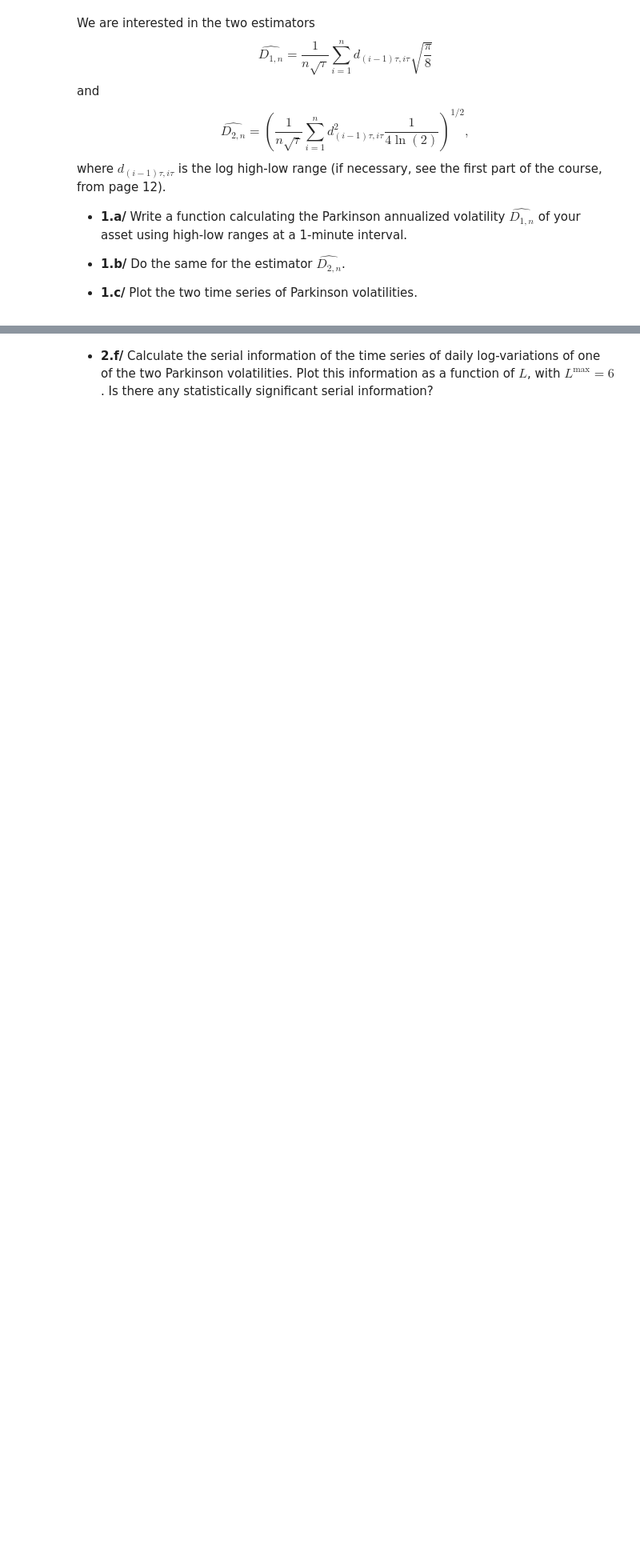
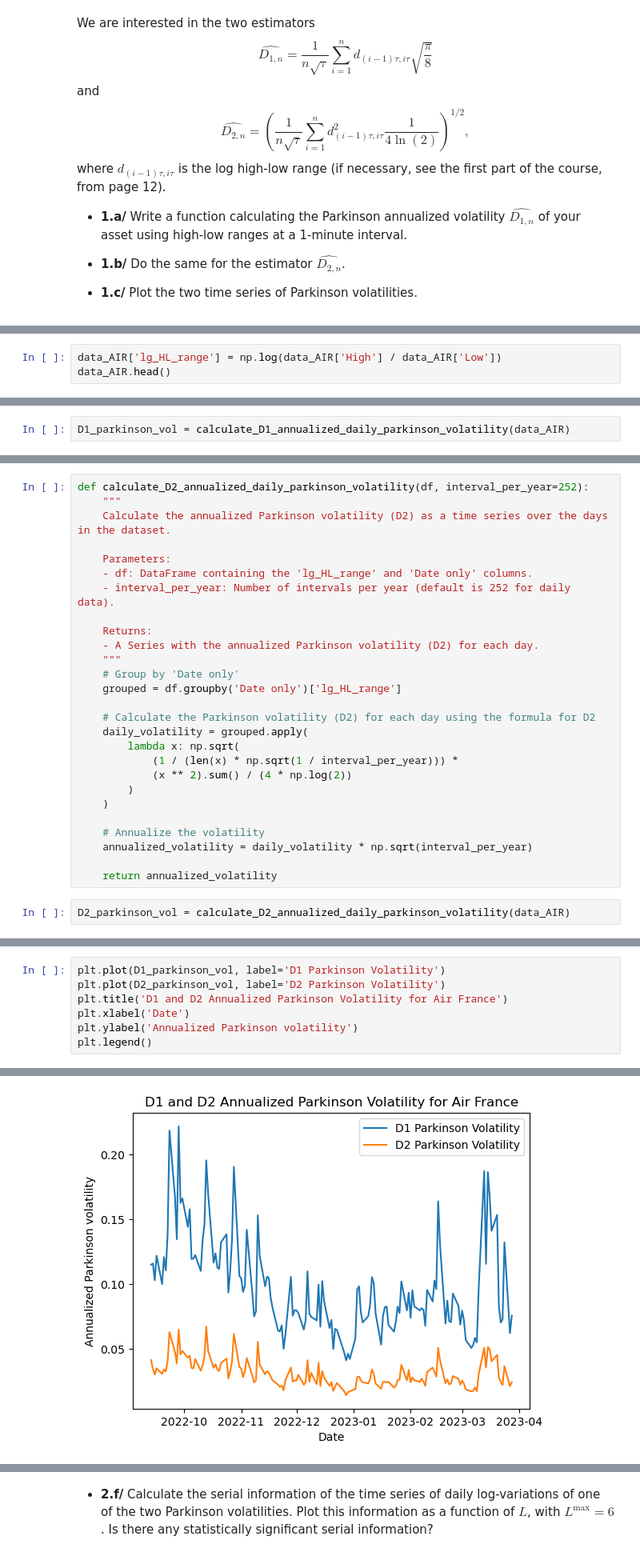
Before and after one commit to dianemans/Proj1_NPFD, a Jupyter notebook: Project Part 1_serial dependence of Parkinson volatility.ipynb, the cells around one changed output, grey strips where cells are left out. Shown at 80% size. Drawn from its saved outputs; the diff is of its cells as text; blank space fills up the shorter version.

```diff
--- a/Project Part 1_serial dependence of Parkinson volatility.ipynb
+++ b/Project Part 1_serial dependence of Parkinson volatility.ipynb
@@ -37,0 +93,3 @@ where $d_{(i-1)\tau,i\tau}$ is the log high-low range (if necessary, see the fir
+# %%
+data_AIR['lg_HL_range'] = np.log(data_AIR['High'] / data_AIR['Low'])
+data_AIR.head()
@@ -37,0 +129,2 @@ where $d_{(i-1)\tau,i\tau}$ is the log high-low range (if necessary, see the fir
+# %%
+D1_parkinson_vol = calculate_D1_annualized_daily_parkinson_volatility(data_AIR)
@@ -37,0 +133,29 @@ where $d_{(i-1)\tau,i\tau}$ is the log high-low range (if necessary, see the fir
+# %%
+def calculate_D2_annualized_daily_parkinson_volatility(df, interval_per_year=252):
+    """
+    Calculate the annualized Parkinson volatility (D2) as a time series over the days in the dataset.
+
+    Parameters:
+    - df: DataFrame containing the 'lg_HL_range' and 'Date only' columns.
+    - interval_per_year: Number of intervals per year (default is 252 for daily data).
+
+    Returns:
+    - A Series with the annualized Parkinson volatility (D2) for each day.
+    """
+    # Group by 'Date only'
+    grouped = df.groupby('Date only')['lg_HL_range']
+
+    # Calculate the Parkinson volatility (D2) for each day using the formula for D2
+    daily_volatility = grouped.apply(
+        lambda x: np.sqrt(
+            (1 / (len(x) * np.sqrt(1 / interval_per_year))) *
+            (x ** 2).sum() / (4 * np.log(2))
+        )
+    )
+
+    # Annualize the volatility
+    annualized_volatility = daily_volatility * np.sqrt(interval_per_year)
+
+    return annualized_volatility
+# %%
+D2_parkinson_vol = calculate_D2_annualized_daily_parkinson_volatility(data_AIR)
@@ -37,0 +164,8 @@ where $d_{(i-1)\tau,i\tau}$ is the log high-low range (if necessary, see the fir
+# %%
+plt.plot(D1_parkinson_vol, label='D1 Parkinson Volatility')
+plt.plot(D2_parkinson_vol, label='D2 Parkinson Volatility')
+plt.title('D1 and D2 Annualized Parkinson Volatility for Air France')
+plt.xlabel('Date')
+plt.ylabel('Annualized Parkinson volatility')
+plt.legend()
+# %% [output]
@@ -38,3 +173,4 @@ where $d_{(i-1)\tau,i\tau}$ is the log high-low range (if necessary, see the fir
+[figure, added]
 # %% [markdown]
 # Serial information (Part 2)
 
```
Also changed, not shown: parts of 16 cells of this notebook.
